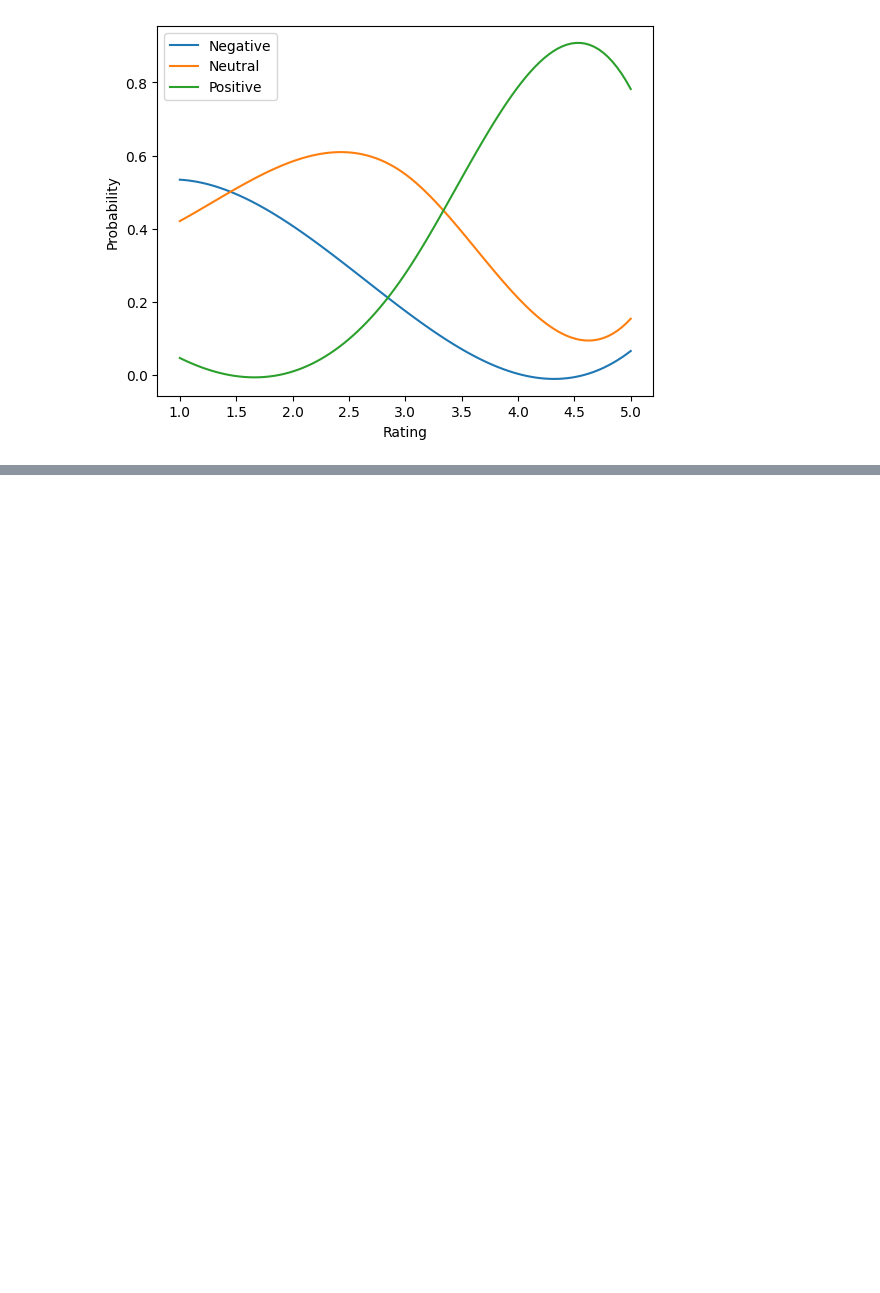
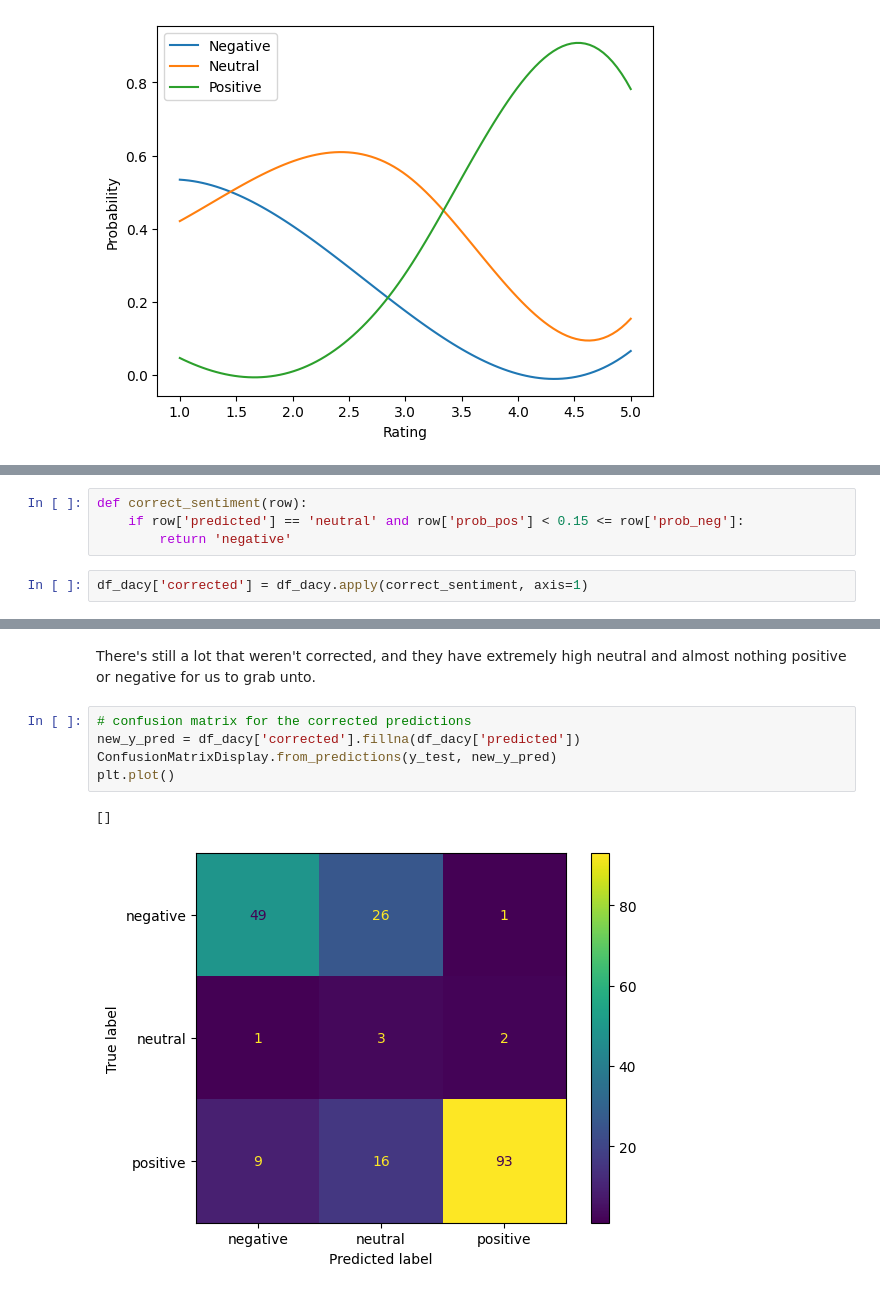
Before and after one commit to TheAgns/ExamProjectDataScience, a Jupyter notebook: dacy_sentiment.ipynb, the cells around one changed output, grey strips where cells are left out. Drawn from its saved outputs; the diff is of its cells as text; blank space fills up the shorter version.

Commit message:
adjusts probability thresholds in dacy sentiment

```diff
--- a/dacy_sentiment.ipynb
+++ b/dacy_sentiment.ipynb
@@ -152,0 +156,6 @@ plot_probabilities_smooth(df_dacy)
+# %%
+def correct_sentiment(row):
+    if row['predicted'] == 'neutral' and row['prob_pos'] < 0.15 <= row['prob_neg']:
+        return 'negative'
+# %%
+df_dacy['corrected'] = df_dacy.apply(correct_sentiment, axis=1)
@@ -152,0 +197,10 @@ plot_probabilities_smooth(df_dacy)
+# %% [markdown]
+There's still a lot that weren't corrected, and they have extremely high neutral and almost nothing positive or negative for us to grab unto.
+# %%
+# confusion matrix for the corrected predictions
+new_y_pred = df_dacy['corrected'].fillna(df_dacy['predicted'])
+ConfusionMatrixDisplay.from_predictions(y_test, new_y_pred)
+plt.plot()
+# %% [output]
+[]
+[figure, added]
```
Also changed, not shown: parts of 7 cells of this notebook.
